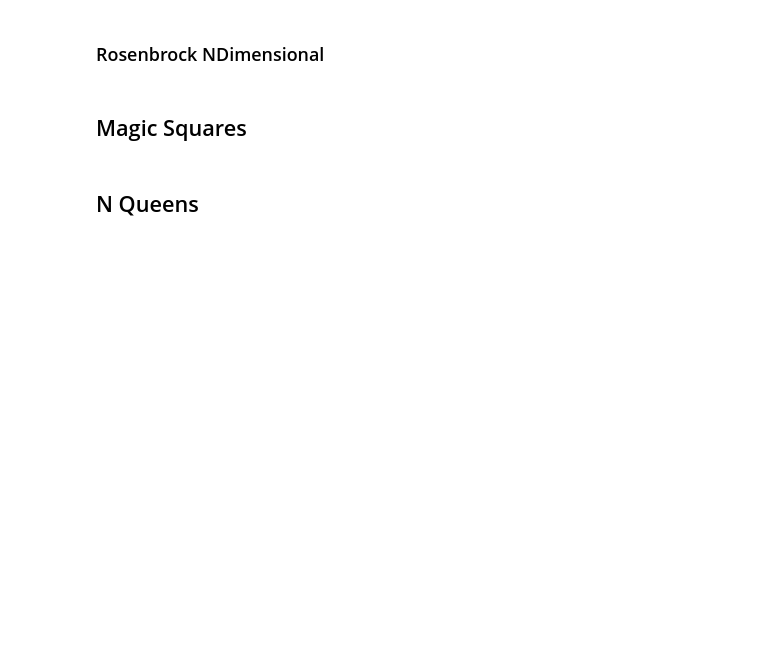
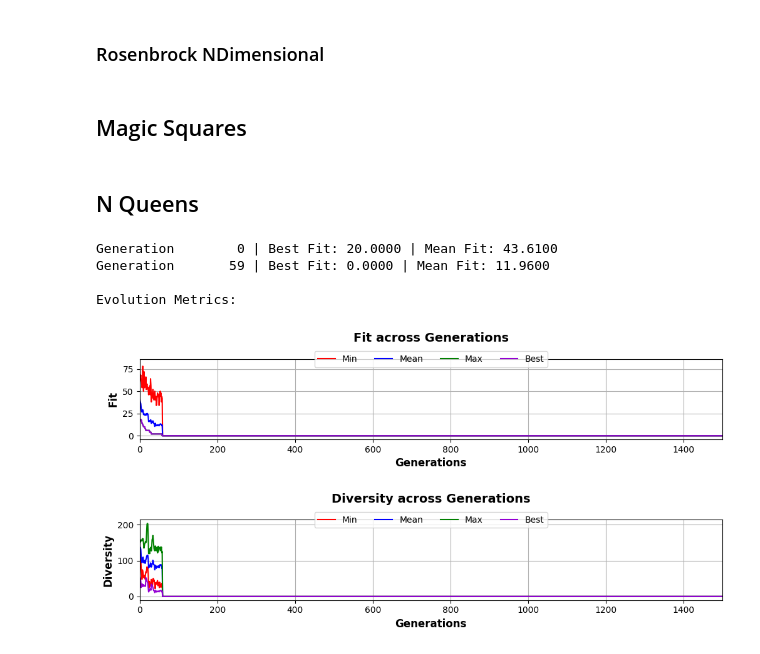
Before and after one commit to pedro-com/bioinspired-evo, a Jupyter notebook: Geneticos_Alejandro.ipynb, the cells around one changed output. Cells and saved outputs as stored; diff of their text form; code cells hidden in the pictures; blank space fills up the shorter version.

```diff
--- a/Geneticos_Alejandro.ipynb
+++ b/Geneticos_Alejandro.ipynb
@@ -499,29 +499,35 @@ import examples.n_queens as nq
 from src.evolutive import PermutationEvolutive
 import numpy as np
 # %%
-N = 32
+N = 34
 evolution = PermutationEvolutive(
     alphabet=np.arange(N),
     n_individuals=200,
     mutation=["to-opt", "insert-gene", "swap-gene"],
     crossover="half-fixed",
     T_selection=12,
     p_crossover=0.8,
     average_mutation_rate=1.2,
     elitism=True,
     maximize=False
 )
 
 results = evolution.evolve(
     fit=nq.fit_queen,
     n_generations=1500,
     obtain_metrics=True,
     target=0.,
     trace=100
 )
 
 print("\nEvolution Metrics:")
 evolution.plot_metrics(results["evolution_metrics"])
+# %% [output]
+Generation        0 | Best Fit: 20.0000 | Mean Fit: 43.6100
+Generation       59 | Best Fit: 0.0000 | Mean Fit: 11.9600
+
+Evolution Metrics:
+[figure, added]
 # %%
 print("Best Solution:")
 nq.visualize_queens_board(results["best"])
```
Also changed, not shown: parts of 1 cell of this notebook, 1 other file.
